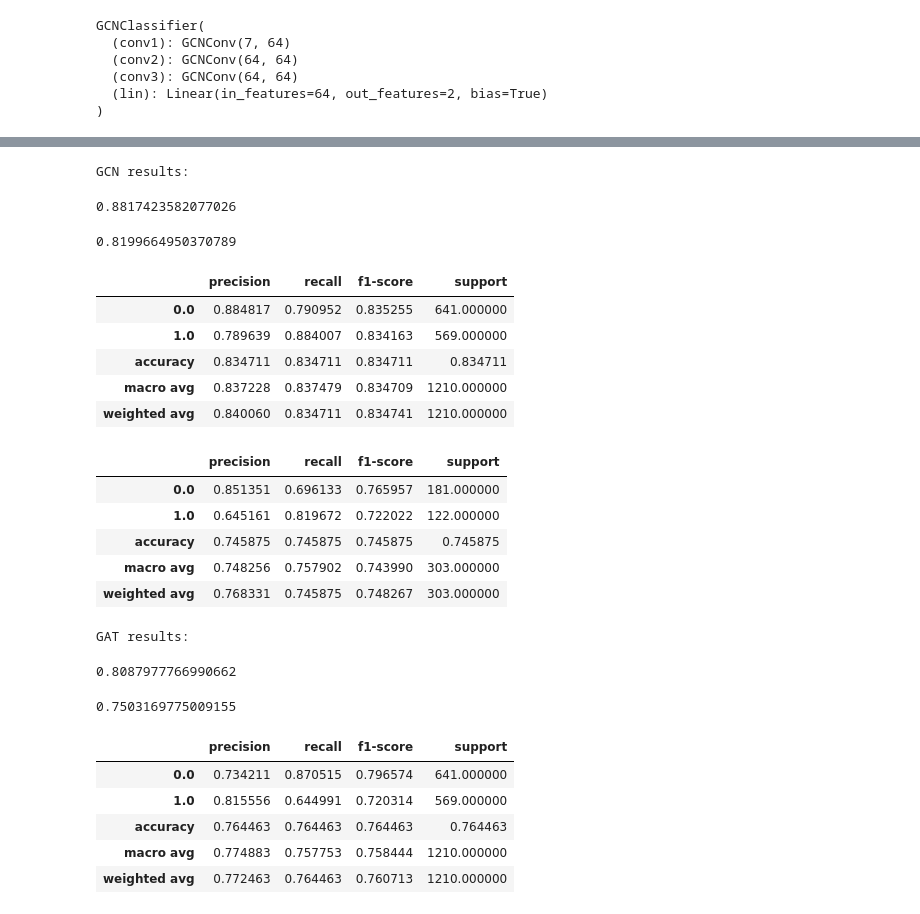
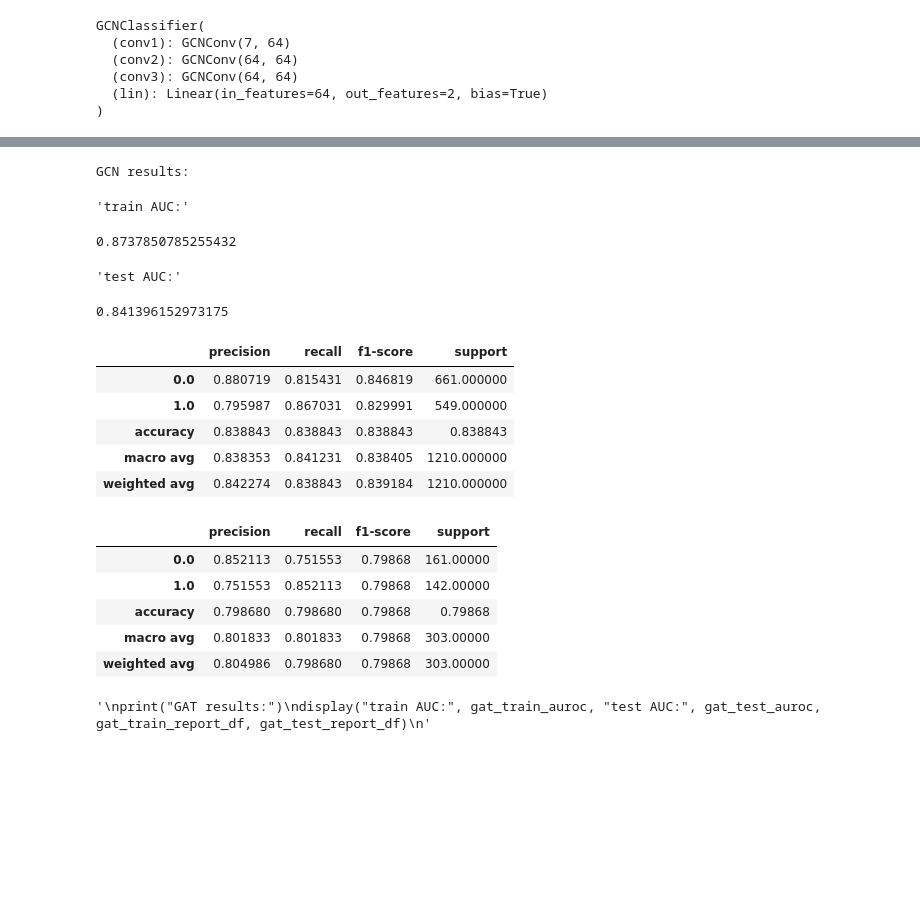
Before and after one commit to lnsayer/personal_repo, a Jupyter notebook: drug discovery with BACE dataset/graph_classification_bace_dataset.ipynb, the cells around one changed output, grey strips where cells are left out. Saved outputs shown, nothing was run; the diff lists cells and outputs as text; code cells hidden in the pictures; blank space fills up the shorter version.

```diff
--- a/drug discovery with BACE dataset/graph_classification_bace_dataset.ipynb
+++ b/drug discovery with BACE dataset/graph_classification_bace_dataset.ipynb
@@ -349,7 +347,8 @@ class GCNClassifier(torch.nn.Module):
   """
   Standard GCN graph classifier
   """
-  def __init__(self, in_channels:int, hidden_channels:int, out_channels:int):
+  def __init__(self, in_channels:int, hidden_channels:int, out_channels:int, pool_method:torch_geometric.nn.pool,
+               use_edge_attr:bool):
     super().__init__()
     # Convolutional Layers
     self.conv1 = GCNConv(in_channels, hidden_channels)
@@ -363,15 +362,23 @@ class GCNClassifier(torch.nn.Module):
 
   def forward(self, data):
     # Obtain node embeddings
-    x, edge_index, batch = data.x, data.edge_index, data.batch
-    x = self.conv1(x, edge_index)
-    x = F.leaky_relu(x)
-    x = self.conv2(x, edge_index)
-    x = F.leaky_relu(x)
-    x = self.conv3(x, edge_index)
+    x, edge_index, batch, edge_attr = data.x, data.edge_index, data.batch, data.edge_attr
+
+    if use_edge_attr:
+      x = self.conv1(x, edge_index, edge_attr)
+      x = F.leaky_relu(x)
+      x = self.conv2(x, edge_index, edge_attr)
+      x = F.leaky_relu(x)
+      x = self.conv3(x, edge_index, edge_attr)
+    else:
+      x = self.conv1(x, edge_index)
+      x = F.leaky_relu(x)
+      x = self.conv2(x, edge_index)
+      x = F.leaky_relu(x)
+      x = self.conv3(x, edge_index)
 
     # Aggregate node embeddings
-    x = global_mean_pool(x, batch)
+    x = pool_method(x, batch)
 
     # Regularisation
     x = F.dropout(x)
@@ -383,7 +390,7 @@ class GCNClassifier(torch.nn.Module):
 
     return x
 
-GCNClassifier(7, 64, 2)
+GCNClassifier(7, 64, 2, global_mean_pool, True)
 # %% [output]
 GCNClassifier(
   (conv1): GCNConv(7, 64)
@@ -568,14 +628,17 @@ num_features = next(iter(train_dataloader)).x.shape[1]
 num_hidden_channels = 128
 num_out_channels = 2
 nb_epochs = 150
+pool_method = global_max_pool
+use_edge_attr=True
 
 # Instantiating GCN Classifier
-model = GCNClassifier(num_features, num_hidden_channels, num_out_channels)
+model = GCNClassifier(num_features, num_hidden_channels, num_out_channels, pool_method, use_edge_attr)
 
 # Instantiate optimizer and loss function
 adam_optimizer = torch.optim.Adam(model.parameters(), lr=0.001)
 sgd_optimizer = torch.optim.SGD(model.parameters())
 criterion = torch.nn.CrossEntropyLoss()
+
 
 results = train(model,
       train_dataloader,
@@ -711,32 +846,29 @@ Epoch: 149, Train loss: 0.0172, Train acc: 0.7339, Test loss: 0.5704, Test acc:
 # %%
-gat_train_auroc, gat_test_auroc, gat_train_report_df, gat_test_report_df = metric_func(gat_model, train_dataset, test_dataset)
+# gat_train_auroc, gat_test_auroc, gat_train_report_df, gat_test_report_df = metric_func(gat_model, train_dataset, test_dataset)
 # %%
+
 print("GCN results:")
-display(train_auroc, test_auroc, train_report_df, test_report_df)
+display("train AUC:", train_auroc, "test AUC:", test_auroc, train_report_df, test_report_df)
+"""
 print("GAT results:")
-display(gat_train_auroc, gat_test_auroc, gat_train_report_df, gat_test_report_df)
+display("train AUC:", gat_train_auroc, "test AUC:", gat_test_auroc, gat_train_report_df, gat_test_report_df)
+"""
 # %% [output]
 GCN results:
-0.8817423582077026
+'train AUC:'
-0.8199664950370789
+0.8737850785255432
+'test AUC:'
+0.841396152973175
 |  | precision | recall | f1-score | support |
-| 0.0 | 0.884817 | 0.790952 | 0.835255 | 641.000000 |
-| 1.0 | 0.789639 | 0.884007 | 0.834163 | 569.000000 |
-| accuracy | 0.834711 | 0.834711 | 0.834711 | 0.834711 |
-| macro avg | 0.837228 | 0.837479 | 0.834709 | 1210.000000 |
-| weighted avg | 0.840060 | 0.834711 | 0.834741 | 1210.000000 |
+| 0.0 | 0.880719 | 0.815431 | 0.846819 | 661.000000 |
+| 1.0 | 0.795987 | 0.867031 | 0.829991 | 549.000000 |
+| accuracy | 0.838843 | 0.838843 | 0.838843 | 0.838843 |
+| macro avg | 0.838353 | 0.841231 | 0.838405 | 1210.000000 |
+| weighted avg | 0.842274 | 0.838843 | 0.839184 | 1210.000000 |
 |  | precision | recall | f1-score | support |
-| 0.0 | 0.851351 | 0.696133 | 0.765957 | 181.000000 |
-| 1.0 | 0.645161 | 0.819672 | 0.722022 | 122.000000 |
-| accuracy | 0.745875 | 0.745875 | 0.745875 | 0.745875 |
-| macro avg | 0.748256 | 0.757902 | 0.743990 | 303.000000 |
-| weighted avg | 0.768331 | 0.745875 | 0.748267 | 303.000000 |
+| 0.0 | 0.852113 | 0.751553 | 0.79868 | 161.00000 |
+| 1.0 | 0.751553 | 0.852113 | 0.79868 | 142.00000 |
+| accuracy | 0.798680 | 0.798680 | 0.79868 | 0.79868 |
+| macro avg | 0.801833 | 0.801833 | 0.79868 | 303.00000 |
+| weighted avg | 0.804986 | 0.798680 | 0.79868 | 303.00000 |
-GAT results:
-0.8087977766990662
-0.7503169775009155
+'\nprint("GAT results:")\ndisplay("train AUC:", gat_train_auroc, "test AUC:", gat_test_auroc, gat_train_report_df, gat_test_report_df)\n'
-|  | precision | recall | f1-score | support |
-| 0.0 | 0.734211 | 0.870515 | 0.796574 | 641.000000 |
-| 1.0 | 0.815556 | 0.644991 | 0.720314 | 569.000000 |
-| accuracy | 0.764463 | 0.764463 | 0.764463 | 0.764463 |
-| macro avg | 0.774883 | 0.757753 | 0.758444 | 1210.000000 |
-| weighted avg | 0.772463 | 0.764463 | 0.760713 | 1210.000000 |
```
Also changed, not shown: parts of 20 cells of this notebook.
